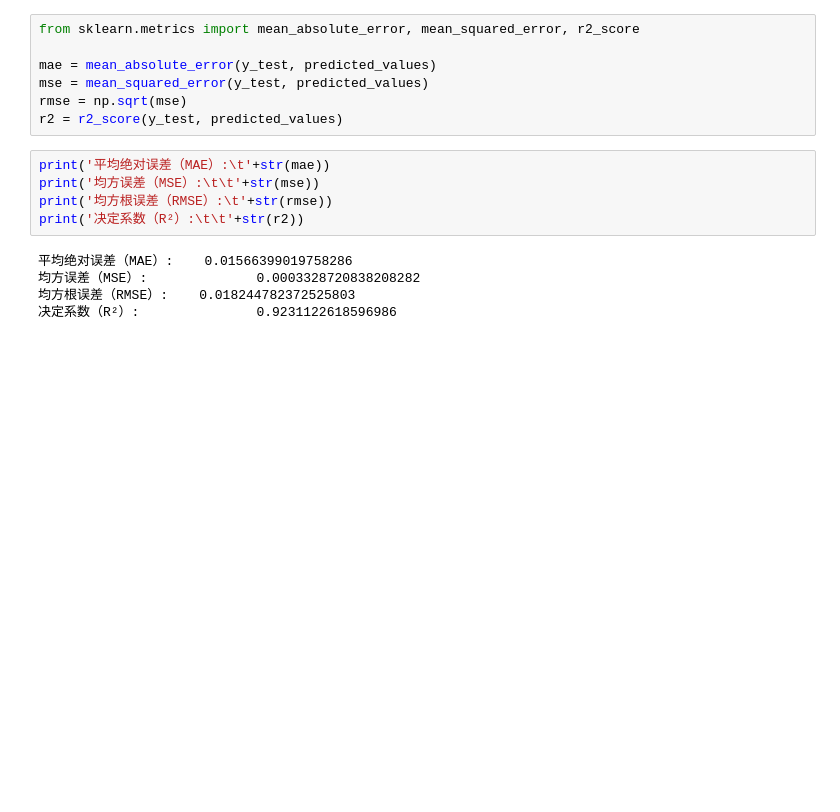
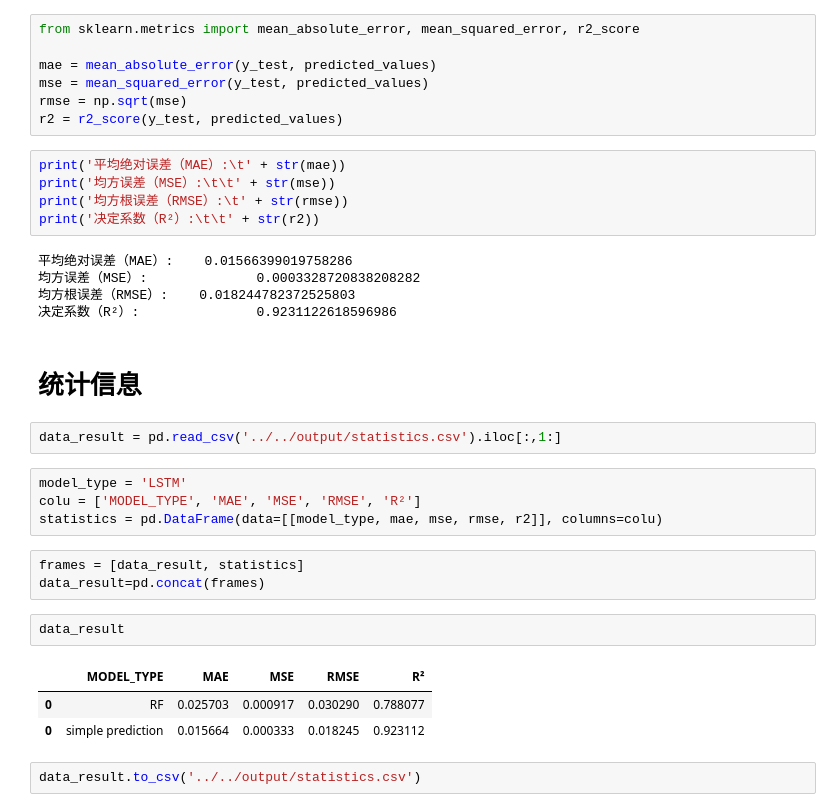
Before and after one commit to kclx/Explore-the-financial-events-behind-changes-in-global-GDP, a Jupyter notebook: notebooks/economic_forecast/china_economic_forecast.ipynb, the cells around one changed output. Saved outputs shown, nothing was run; the diff lists cells and outputs as text; blank space fills up the shorter version.

Commit message:
统计信息
Signed-off-by: Orlando <ljc2481534548@163.com>

```diff
--- a/notebooks/economic_forecast/china_economic_forecast.ipynb
+++ b/notebooks/economic_forecast/china_economic_forecast.ipynb
@@ -134,12 +134,31 @@ mse = mean_squared_error(y_test, predicted_values)
 rmse = np.sqrt(mse)
 r2 = r2_score(y_test, predicted_values)
 # %%
-print('平均绝对误差（MAE）:\t'+str(mae))
-print('均方误差（MSE）:\t\t'+str(mse))
-print('均方根误差（RMSE）:\t'+str(rmse))
-print('决定系数（R²）:\t\t'+str(r2))
+print('平均绝对误差（MAE）:\t' + str(mae))
+print('均方误差（MSE）:\t\t' + str(mse))
+print('均方根误差（RMSE）:\t' + str(rmse))
+print('决定系数（R²）:\t\t' + str(r2))
 # %% [output]
 平均绝对误差（MAE）:    0.01566399019758286
 均方误差（MSE）:              0.0003328720838208282
 均方根误差（RMSE）:    0.018244782372525803
 决定系数（R²）:               0.9231122618596986
+# %% [markdown]
+# 统计信息
+# %%
+data_result = pd.read_csv('../../output/statistics.csv').iloc[:,1:]
+# %%
+model_type = 'LSTM'
+colu = ['MODEL_TYPE', 'MAE', 'MSE', 'RMSE', 'R²']
+statistics = pd.DataFrame(data=[[model_type, mae, mse, rmse, r2]], columns=colu)
+# %%
+frames = [data_result, statistics]
+data_result=pd.concat(frames)
+# %%
+data_result
+# %% [output]
+|  | MODEL_TYPE | MAE | MSE | RMSE | R² |
+| 0 | RF | 0.025703 | 0.000917 | 0.030290 | 0.788077 |
+| 0 | simple prediction | 0.015664 | 0.000333 | 0.018245 | 0.923112 |
+# %%
+data_result.to_csv('../../output/statistics.csv')
```
Also changed, not shown: parts of 6 cells of this notebook, 4 other files.
